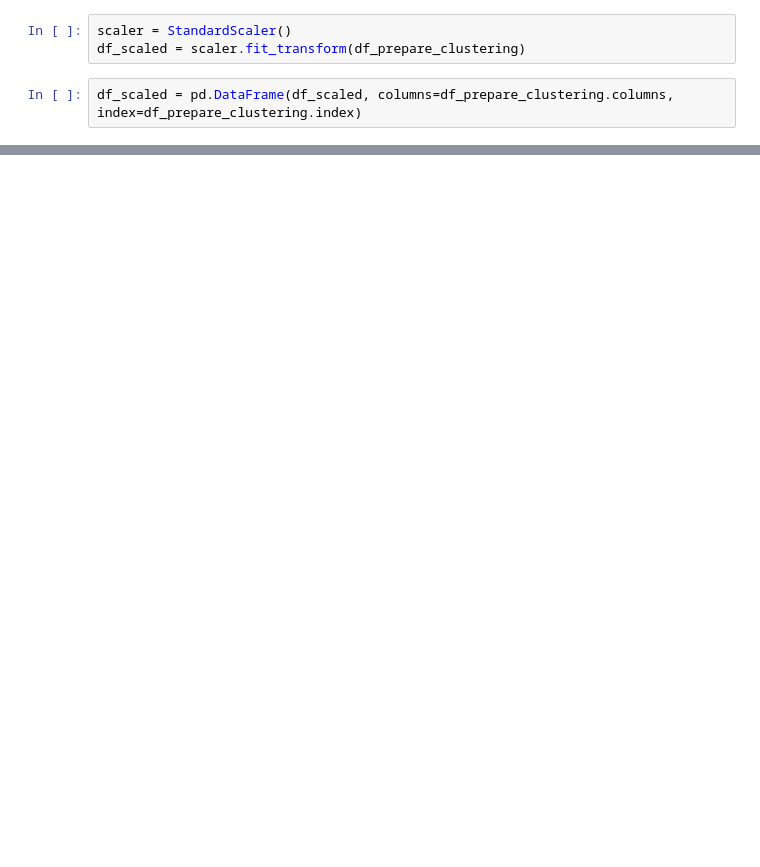
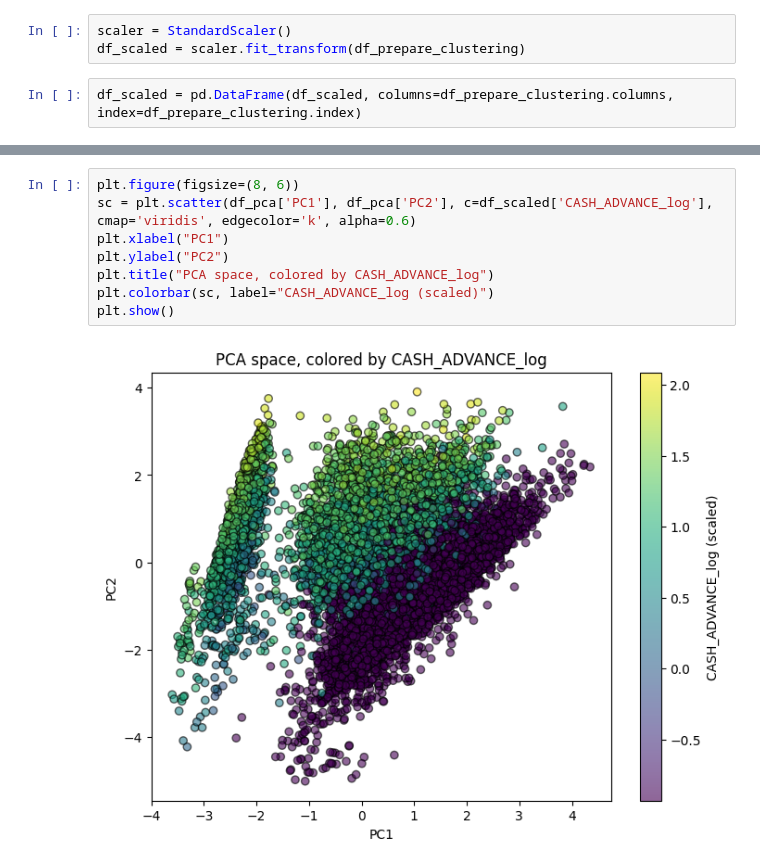
Before and after one commit to ikara-py/CardProfiler, a Jupyter notebook: notebooks/03_preprocessing.ipynb, the cells around one changed output, grey strips where cells are left out. Saved outputs shown, nothing was run; the diff lists cells and outputs as text; blank space fills up the shorter version.

```diff
--- a/notebooks/03_preprocessing.ipynb
+++ b/notebooks/03_preprocessing.ipynb
@@ -54,0 +89,10 @@ df_scaled.describe()
+# %%
+plt.figure(figsize=(8, 6))
+sc = plt.scatter(df_pca['PC1'], df_pca['PC2'], c=df_scaled['CASH_ADVANCE_log'], cmap='viridis', edgecolor='k', alpha=0.6)
+plt.xlabel("PC1")
+plt.ylabel("PC2")
+plt.title("PCA space, colored by CASH_ADVANCE_log")
+plt.colorbar(sc, label="CASH_ADVANCE_log (scaled)")
+plt.show()
+# %% [output]
+[figure, added]
```
Also changed, not shown: parts of 11 cells of this notebook, 2 other files.
